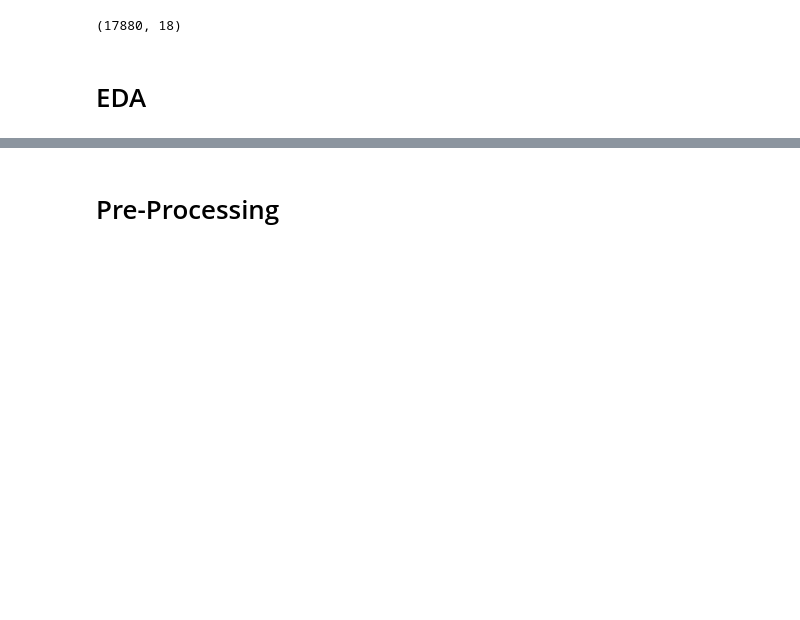
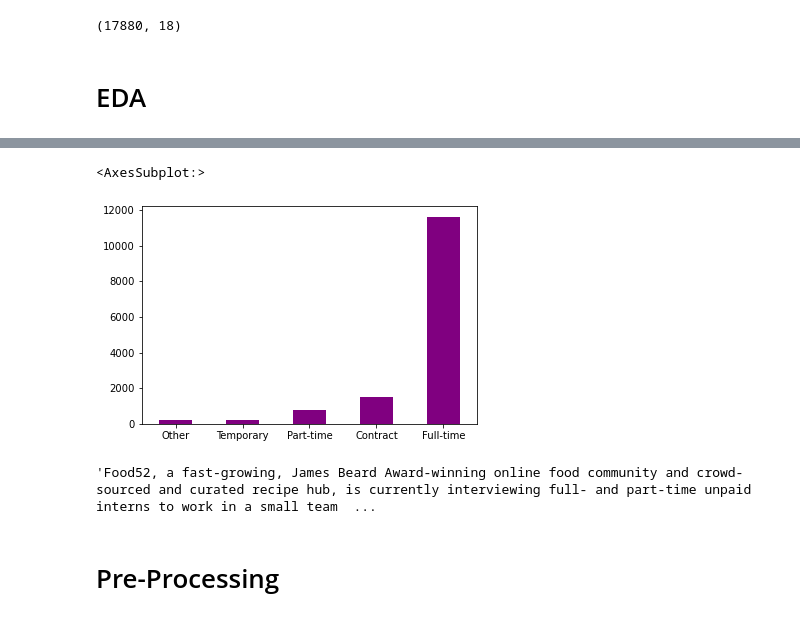
Before and after one commit to zooeelu/PIC-16A-Project-Classifying-Fake-Job-Descriptions, a Jupyter notebook: pic16_final_proj.ipynb, the cells around one changed output, grey strips where cells are left out. Cells and saved outputs as stored; diff of their text form; code cells hidden in the pictures; blank space fills up the shorter version.

```diff
--- a/pic16_final_proj.ipynb
+++ b/pic16_final_proj.ipynb
@@ -27,3 +35,12 @@ df.shape
+# %%
+df['employment_type'].value_counts().sort_values().plot.bar(rot = 0, color = "purple")
+# %% [output]
+<AxesSubplot:>
+[figure, added]
+# %%
+df["description"][0]
+# %% [output]
+'Food52, a fast-growing, James Beard Award-winning online food community and crowd-sourced and curated recipe hub, is currently interviewing full- and part-time unpaid interns to work in a small team  ...
 # %% [markdown]
 # Pre-Processing
 # %% [markdown]
```
Also changed, not shown: parts of 7 cells of this notebook.
